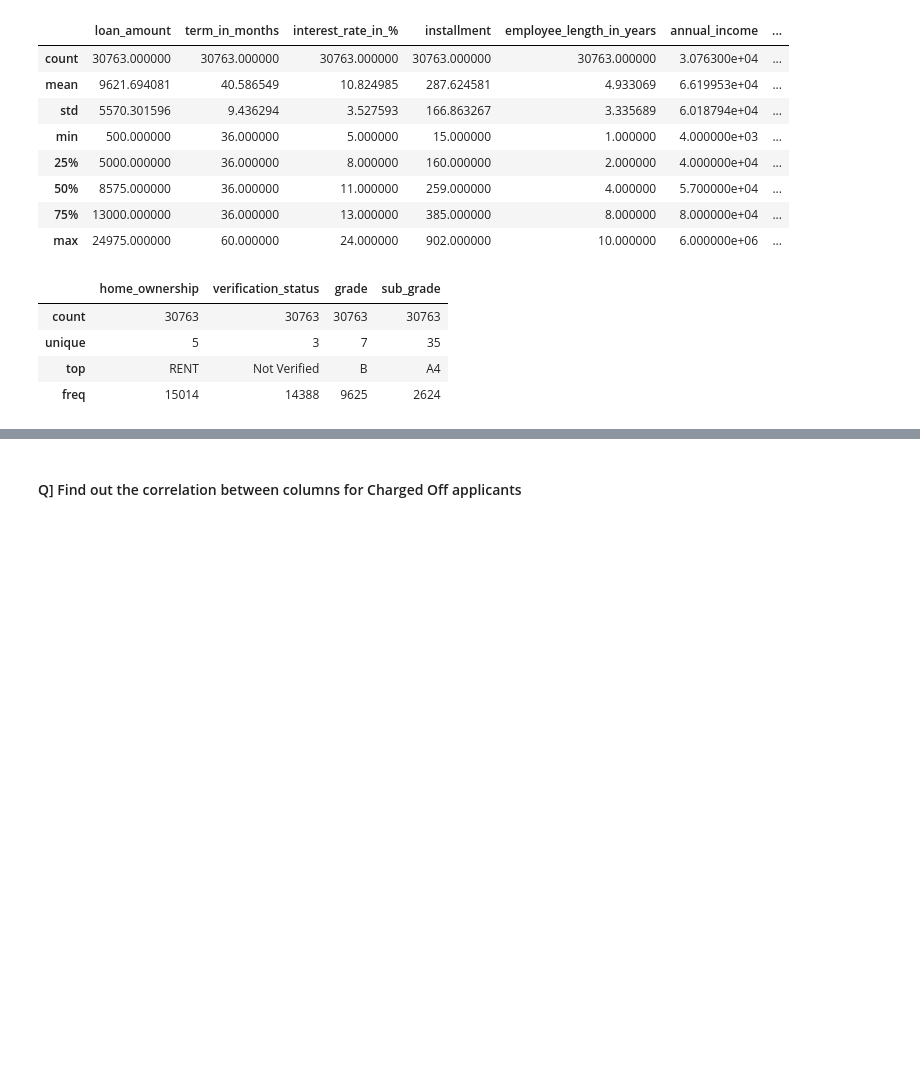
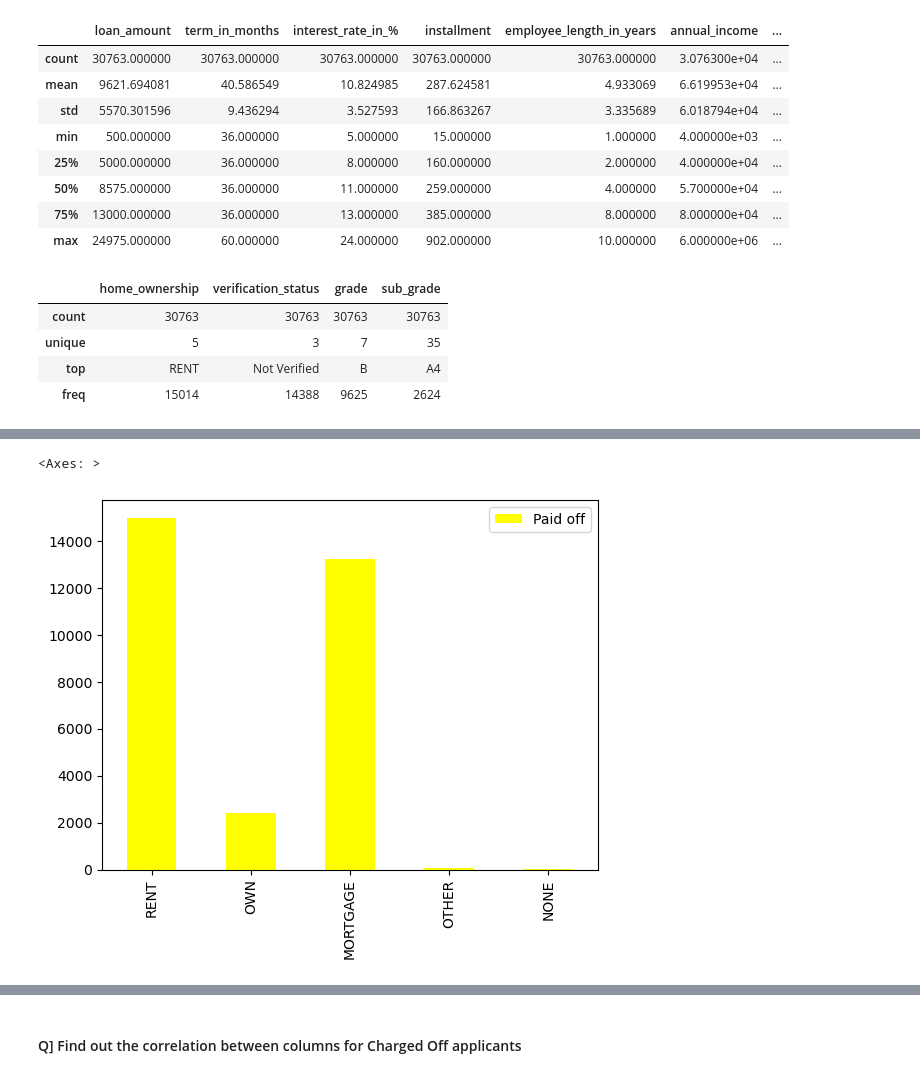
Before and after one commit to Gurupreet1111/LendingClubCaseStudy, a Jupyter notebook: Group_Shivakumar.ipynb, the cells around one changed output, grey strips where cells are left out. Saved outputs shown, nothing was run; the diff lists cells and outputs as text; code cells hidden in the pictures; blank space fills up the shorter version.

```diff
--- a/Group_Shivakumar.ipynb
+++ b/Group_Shivakumar.ipynb
@@ -485,0 +344,17 @@ Average DTI 11.855
+# %%
+FullyPaidOwnershipStatus=df[df["loan_status"]=='Fully Paid']
+
+index=np.array(['RENT', 'OWN', 'MORTGAGE', 'OTHER', 'NONE'])
+
+a=lambda x:FullyPaidOwnershipStatus[FullyPaidOwnershipStatus["home_ownership"]==x]["home_ownership"].count()
+
+b=list(map(a,index))
+state_df = pd.DataFrame({
+                             'Paid off':b},
+                            index=index
+                        )
+
+state_df.plot(kind='bar', label='index', color="yellow")
+# %% [output]
+<Axes: >
+[figure, added]
```
Also changed, not shown: parts of 56 cells of this notebook.
